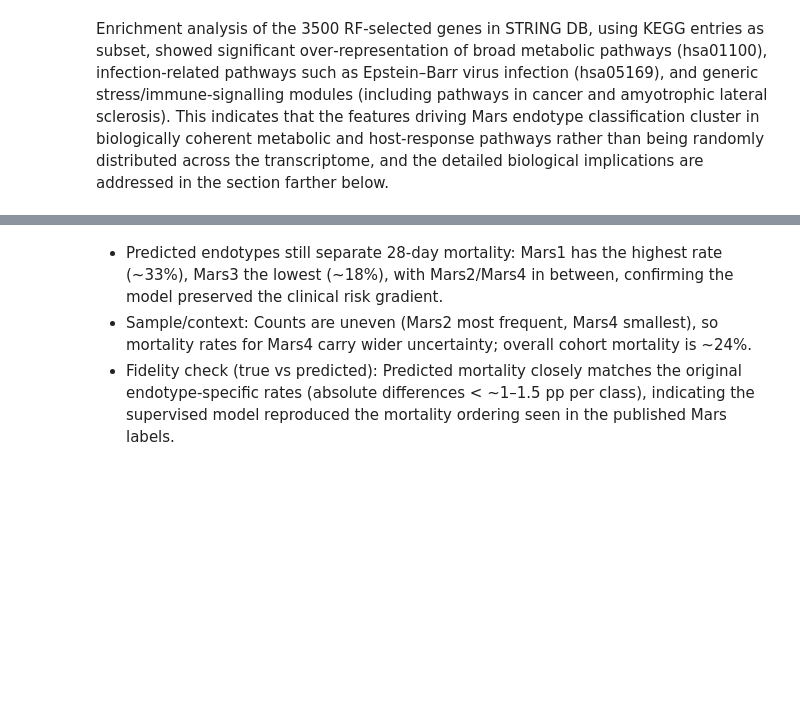
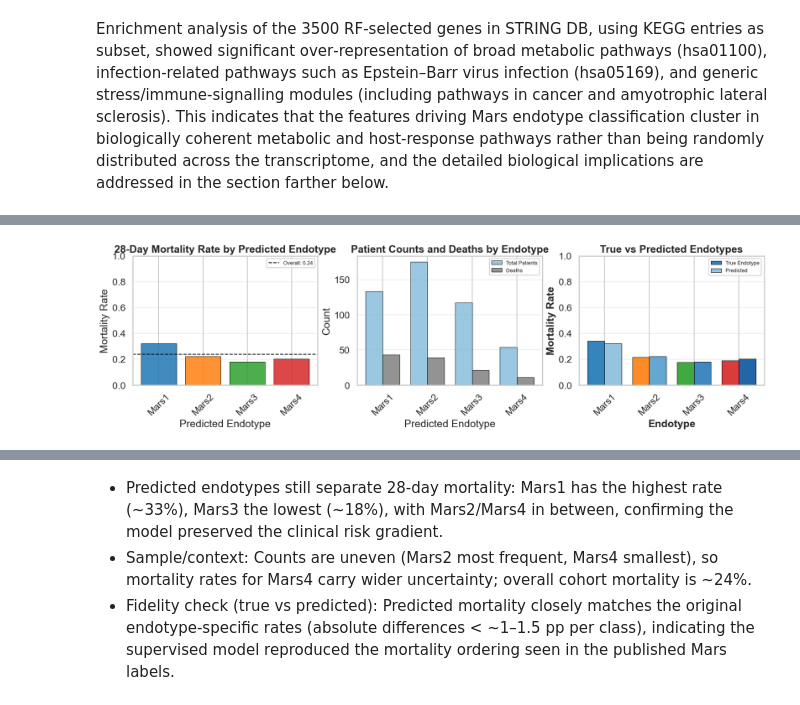
Before and after one commit to DErxFla/ml-sepsis-project, a Jupyter notebook: sepsis_model.ipynb, the cells around one changed output, grey strips where cells are left out. Cells and saved outputs as stored; diff of their text form; code cells hidden in the pictures; blank space fills up the shorter version.

```diff
--- a/sepsis_model.ipynb
+++ b/sepsis_model.ipynb
@@ -905,76 +911,13 @@ print(mort_by_pred)
 # %%
-
-# =============================================================================
-# Visualization: Mortality Stratification
-# =============================================================================
-
-fig, axes = plt.subplots(1, 3, figsize=(16, 4.5), constrained_layout=True)
-
-# Left: Mortality rate by predicted endotype
-mort_by_pred["mortality_rate"].plot(
-    kind="bar", ax=axes[0], color="crimson", alpha=0.7, edgecolor="black"
+fig, axes, comparison_df = plot_mortality_stratification(
+    stratification_df=stratification_df,
+    mort_by_pred=mort_by_pred,
+    mars_order=MARS_ORDER,
+    mars_palette=MARS_PALETTE,
+    title_prefix=""
 )
-axes[0].set_title("28-Day Mortality Rate by Predicted Endotype",
-                   fontsize=11, fontweight="bold")
-axes[0].set_ylabel("Mortality Rate", fontsize=10)
-axes[0].set_xlabel("Predicted Endotype", fontsize=10)
-axes[0].set_ylim(0, 1)
-axes[0].tick_params(axis="x", rotation=45)
-axes[0].axhline(
-    y=stratification_df["mortality_28day"].mean(),
-    color="black", linestyle="--", linewidth=1.5,
-    label=f"Overall: {stratification_df['mortality_28day'].mean():.2f}"
-)
-axes[0].legend(fontsize=9)
-axes[0].grid(axis="y", alpha=0.3)
-
-# Middle: Sample counts and deaths
-x_pos = np.arange(len(mort_by_pred))
-width = 0.35
-
-axes[1].bar(x_pos - width/2, mort_by_pred["total_samples"], width,
-            label="Total Patients", color="steelblue", alpha=0.7, edgecolor="black")
-axes[1].bar(x_pos + width/2, mort_by_pred["deaths"], width,
-            label="Deaths", color="darkred", alpha=0.7, edgecolor="black")
-
-axes[1].set_title("Patient Counts and Deaths by Endotype",
-                  fontsize=11, fontweight="bold")
-axes[1].set_ylabel("Count", fontsize=10)
-axes[1].set_xlabel("Predicted Endotype", fontsize=10)
-axes[1].set_xticks(x_pos)
-axes[1].set_xticklabels(mort_by_pred.index, rotation=45)
-axes[1].legend(fontsize=9)
-axes[1].grid(axis="y", alpha=0.3)
-
-# Right: True vs Predicted comparison
-mort_by_true = stratification_df.groupby("true_endotype")["mortality_28day"].mean()
-mort_by_pred_comparison = mort_by_pred["mortality_rate"]
-
-comparison_df = pd.DataFrame({
-    "True": mort_by_true,
-    "Predicted": mort_by_pred_comparison
-})
-
-x_pos_comp = np.arange(len(comparison_df))
-width_comp = 0.35
-
-axes[2].bar(x_pos_comp - width_comp/2, comparison_df["True"], width_comp,
-       label="True Endotype", color="steelblue", alpha=0.8, edgecolor="black")
-axes[2].bar(x_pos_comp + width_comp/2, comparison_df["Predicted"], width_comp,
-       label="Predicted", color="coral", alpha=0.8, edgecolor="black")
-
-axes[2].set_xlabel("Endotype", fontsize=10, fontweight="bold")
-axes[2].set_ylabel("Mortality Rate", fontsize=10, fontweight="bold")
-axes[2].set_title("True vs Predicted Endotypes",
-             fontsize=11, fontweight="bold")
-axes[2].set_xticks(x_pos_comp)
-axes[2].set_xticklabels(comparison_df.index, rotation=45)
-axes[2].set_ylim(0, 1)
-axes[2].legend(fontsize=9)
-axes[2].grid(axis="y", alpha=0.3)
-
-plt.tight_layout()
-plt.show()
 
 print("\nMORTALITY COMPARISON: TRUE vs PREDICTED ENDOTYPES")
 print(comparison_df.round(4))
+# %% [output]
+[figure, added]
```
Also changed, not shown: parts of 15 cells of this notebook, 4 other files.
